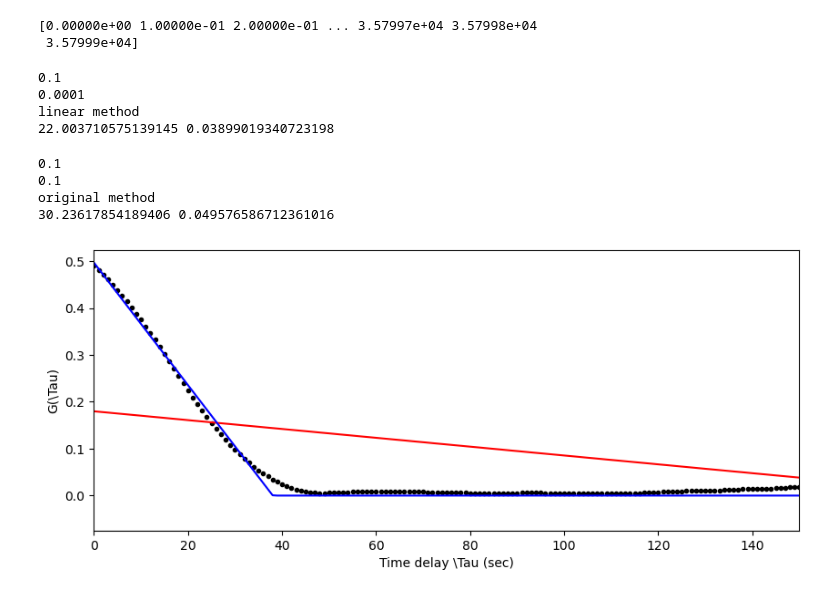
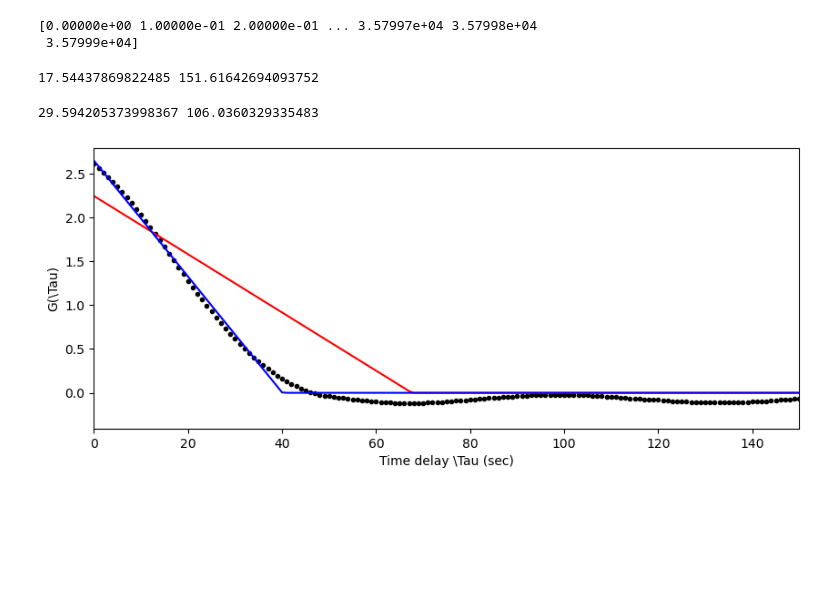
Before and after one commit to sophietheis/KineticAnalysis, a Jupyter notebook: notebook/20240605-Synthetic_datas_01-explanation.ipynb, the cells around one changed output. Cells and saved outputs as stored; diff of their text form; code cells hidden in the pictures; blank space fills up the shorter version.

```diff
--- a/notebook/20240605-Synthetic_datas_01-explanation.ipynb
+++ b/notebook/20240605-Synthetic_datas_01-explanation.ipynb
@@ -246,21 +240,18 @@ perr) = single_track_analysis(datas,
                              delta_t = delta_t*0.1,
                              protein_size= prot_aa_size["snail"]+prot_aa_size["32xsuntag"],
                              normalise_intensity=1,
-                             normalize_auto=True,
+                             # normalize_auto=True,
                              mm=None,
-                             lowpass_=False,
-                             cutoff=100,
+                             # lowpass_=False,
+                             # cutoff=100,
                              rtol=1e-4,
                              method="linear",
                              force_analysis=True,
                              first_dot=True,
-                             simulation=True
+                             simulation=True)
 print(elongation_r, translation_init_r)
 # %% [output]
-0.1
-0.0001
-linear method
-22.003710575139145 0.03899019340723198
+17.54437869822485 151.61642694093752
 # %%
 (x,
 y,
@@ -273,10 +264,10 @@ perr_o) = single_track_analysis(datas,
                              delta_t = delta_t*0.1,
                              protein_size=prot_aa_size["snail"]+prot_aa_size["32xsuntag"],
                              normalise_intensity=1,
-                             normalize_auto=True,
+                             # normalize_auto=True,
                              mm=None,
-                             lowpass_=False,
-                             cutoff=100,
+                             # lowpass_=False,
+                             # cutoff=100,
                              rtol=1e-1,
                              method="original",
                              force_analysis=True,
@@ -284,33 +275,30 @@ perr_o) = single_track_analysis(datas,
                                simulation=True)
 print(elongation_r_o, translation_init_r_o)
 # %% [output]
-0.1
-0.1
-original method
-30.23617854189406 0.049576586712361016
+29.594205373998367 106.0360329335483
 # %%
 fig, ax = plt.subplots()
 
 ax.plot(x_auto[:int(len(x_auto)/2)][::10],
         y_auto[:int(len(x_auto)/2)][::10],
         ".", color="k")
 
 ax.plot(x_auto[:int(len(x_auto)/2)][::10],
-        fit_function(x_auto, prot_length/elongation_r, translation_init_r)[:int(len(x_auto)/2)][::10],
+        fit_function(x_auto, prot_length/elongation_r, 1/translation_init_r)[:int(len(x_auto)/2)][::10],
         c="red")
 
 ax.plot(x_auto_o[:int(len(x_auto_o)/2)][::10],
-        fit_function(x_auto_o, prot_length/elongation_r_o, translation_init_r_o)[:int(len(x_auto)/2)][::10],
+        fit_function(x_auto_o, prot_length/elongation_r_o, 1/translation_init_r_o)[:int(len(x_auto)/2)][::10],
         c="blue")
 # ax.hlines(1.96/np.sqrt(len(yy)), 0, max(x_auto)/2,'gray','--')
 # ax.hlines(-1.96/np.sqrt(len(yy)), 0, max(x_auto)/2,'gray','--')
 ax.set_xlabel("Time delay \Tau (sec)")
 ax.set_ylabel("G(\Tau)")
 
 ax.set_xlim(0,150)
 # ax.set_ylim(-0.10,0.2)
 
 fig.set_size_inches((10, 4))
-fig.savefig(os.path.join(path_save, "fit.eps"), dpi=300)
+# fig.savefig(os.path.join(path_save, "fit.eps"), dpi=300)
 # %% [output]
-[figure, old version]
+[figure, new version]
```
Also changed, not shown: parts of 10 cells of this notebook.
